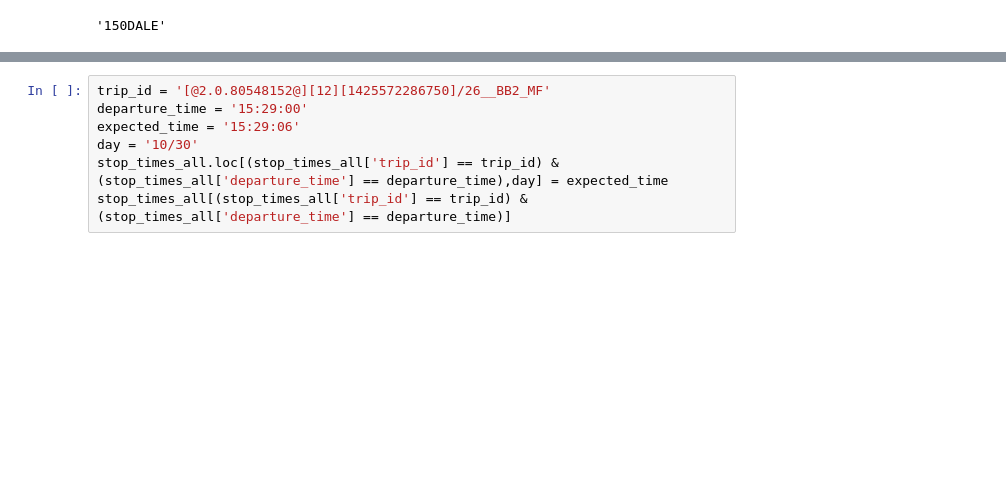
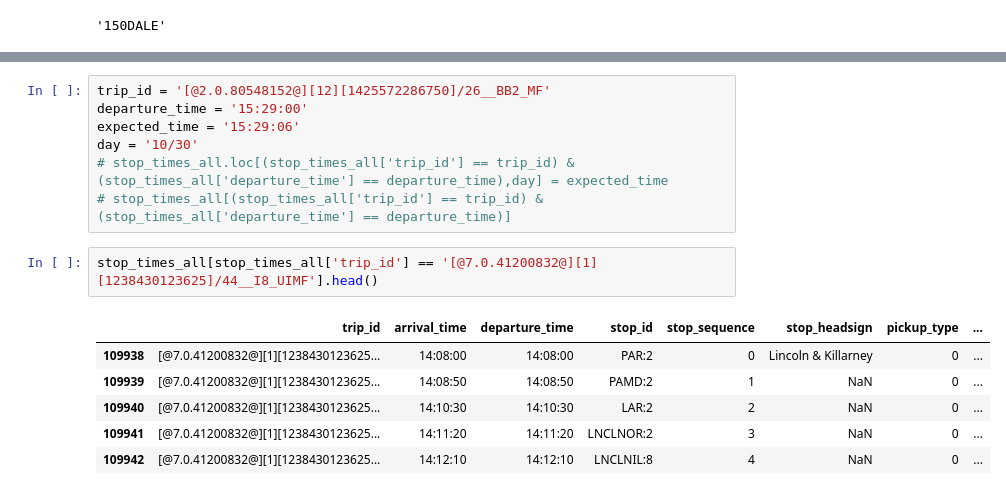
Before and after one commit to aarongros/UI-Hitch, a Jupyter notebook: BackEnd/CUMTD_data_collection.ipynb, the cells around one changed output, grey strips where cells are left out. Drawn from its saved outputs; the diff is of its cells as text; blank space fills up the shorter version.

```diff
--- a/BackEnd/CUMTD_data_collection.ipynb
+++ b/BackEnd/CUMTD_data_collection.ipynb
@@ -109,5 +118,14 @@ trip_id = '[@2.0.80548152@][12][1425572286750]/26__BB2_MF'
 departure_time = '15:29:00'
 expected_time = '15:29:06'
 day = '10/30'
-stop_times_all.loc[(stop_times_all['trip_id'] == trip_id) & (stop_times_all['departure_time'] == departure_time),day] = expected_time
-stop_times_all[(stop_times_all['trip_id'] == trip_id) & (stop_times_all['departure_time'] == departure_time)]
+# stop_times_all.loc[(stop_times_all['trip_id'] == trip_id) & (stop_times_all['departure_time'] == departure_time),day] = expected_time
+# stop_times_all[(stop_times_all['trip_id'] == trip_id) & (stop_times_all['departure_time'] == departure_time)]
+# %%
+stop_times_all[stop_times_all['trip_id'] == '[@7.0.41200832@][1][1238430123625]/44__I8_UIMF'].head()
+# %% [output]
+|  | trip_id | arrival_time | departure_time | stop_id | stop_sequence | stop_headsign | pickup_type | ... |
+| 109938 | [@7.0.41200832@][1][1238430123625... | 14:08:00 | 14:08:00 | PAR:2 | 0 | Lincoln & Killarney | 0 | ... |
+| 109939 | [@7.0.41200832@][1][1238430123625... | 14:08:50 | 14:08:50 | PAMD:2 | 1 | NaN | 0 | ... |
+| 109940 | [@7.0.41200832@][1][1238430123625... | 14:10:30 | 14:10:30 | LAR:2 | 2 | NaN | 0 | ... |
+| 109941 | [@7.0.41200832@][1][1238430123625... | 14:11:20 | 14:11:20 | LNCLNOR:2 | 3 | NaN | 0 | ... |
+| 109942 | [@7.0.41200832@][1][1238430123625... | 14:12:10 | 14:12:10 | LNCLNIL:8 | 4 | NaN | 0 | ... |
```
Also changed, not shown: parts of 18 cells of this notebook, 10 other files.
